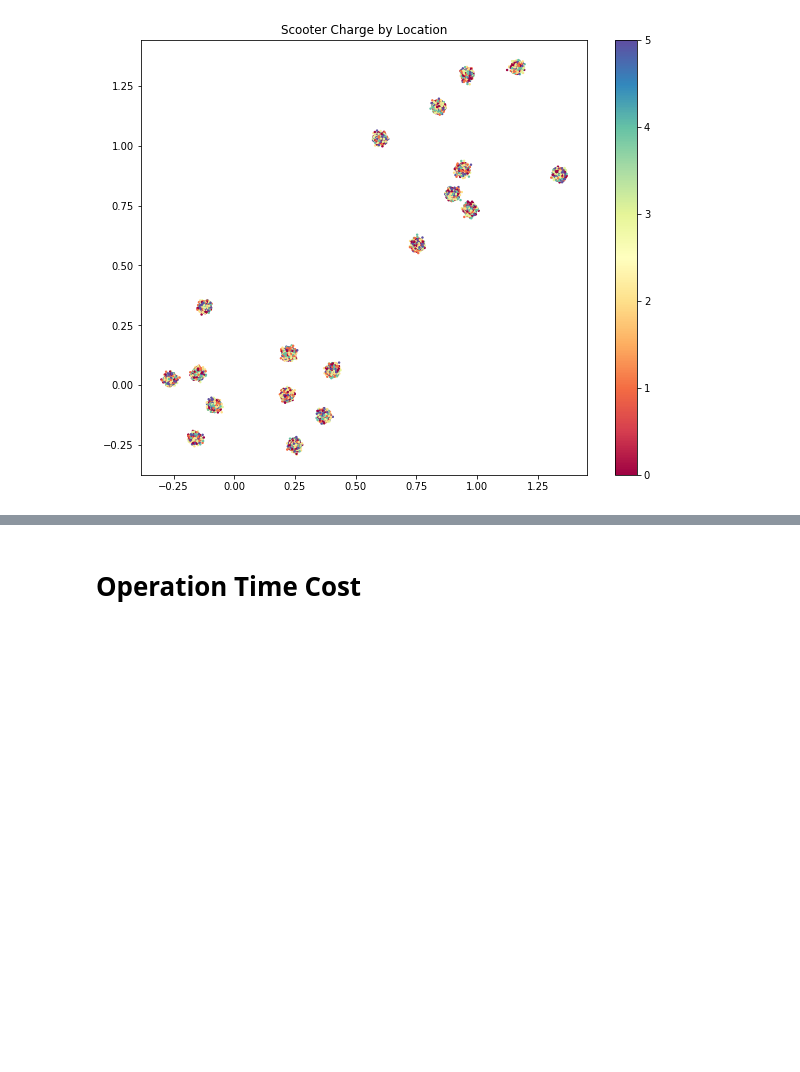
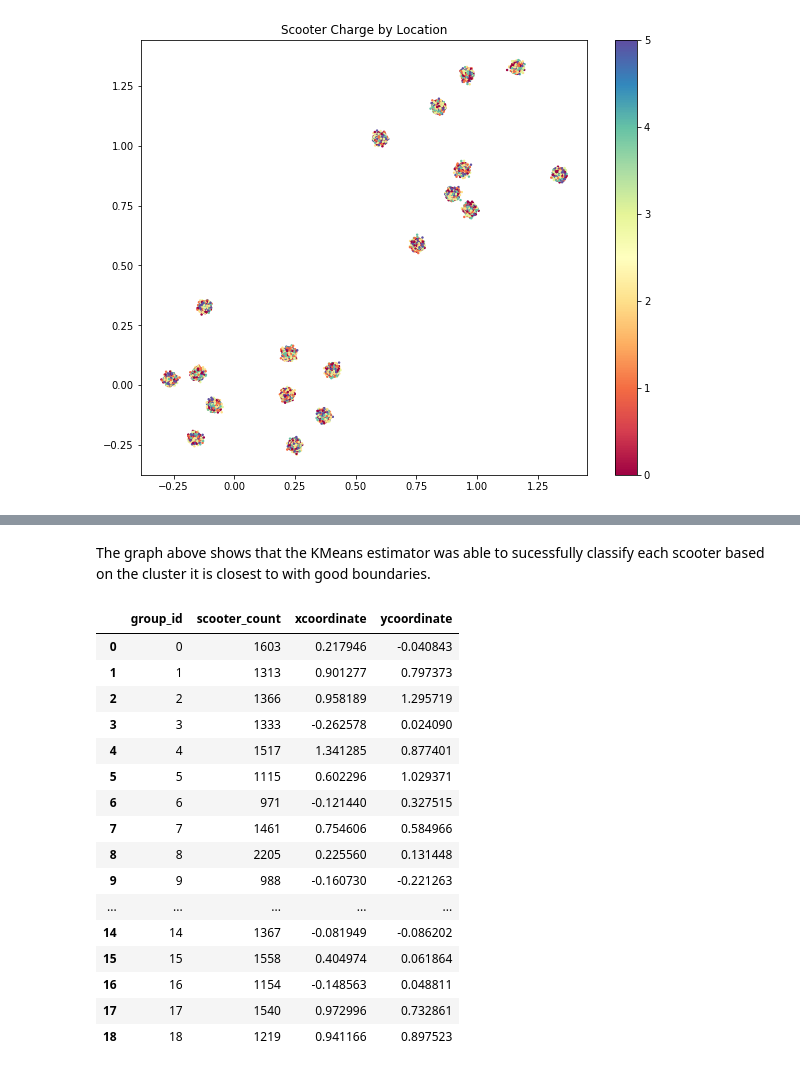
Before and after one commit to bkshrader/xtern-data-science-work-sample, a Jupyter notebook: worksample.ipynb, the cells around one changed output, grey strips where cells are left out. Drawn from its saved outputs; the diff is of its cells as text; code cells hidden in the pictures; blank space fills up the shorter version.

```diff
--- a/worksample.ipynb
+++ b/worksample.ipynb
@@ -64,2 +73,35 @@ plt.show()
-# %% [markdown]
-# Operation Time Cost
+# %% [markdown]
+The graph above shows that the KMeans estimator was able to sucessfully
+classify each scooter based on the cluster it is closest to with good boundaries.
+# %%
+scooter_groups = scooter_data.groupby("group")
+group_stats = [None]*19
+for group in range(19):
+    scooter_group = scooter_groups.get_group(group)
+    group_stats[group] = dict()
+    group_stats[group]["group_id"] = group
+    group_stats[group]["scooter_count"] = len(scooter_group.index)
+    group_stats[group]["xcoordinate"] = scooter_group.xcoordinate.mean()
+    group_stats[group]["ycoordinate"] = scooter_group.ycoordinate.mean()
+    # TODO add power levels?
+group_data = pd.DataFrame(group_stats)
+sorted_group_data_popular = group_data.sort_values("scooter_count", ascending=False)
+display(group_data)
+# %% [output]
+|  | group_id | scooter_count | xcoordinate | ycoordinate |
+| 0 | 0 | 1603 | 0.217946 | -0.040843 |
+| 1 | 1 | 1313 | 0.901277 | 0.797373 |
+| 2 | 2 | 1366 | 0.958189 | 1.295719 |
+| 3 | 3 | 1333 | -0.262578 | 0.024090 |
+| 4 | 4 | 1517 | 1.341285 | 0.877401 |
+| 5 | 5 | 1115 | 0.602296 | 1.029371 |
+| 6 | 6 | 971 | -0.121440 | 0.327515 |
+| 7 | 7 | 1461 | 0.754606 | 0.584966 |
+| 8 | 8 | 2205 | 0.225560 | 0.131448 |
+| 9 | 9 | 988 | -0.160730 | -0.221263 |
+| ... | ... | ... | ... | ... |
+| 14 | 14 | 1367 | -0.081949 | -0.086202 |
+| 15 | 15 | 1558 | 0.404974 | 0.061864 |
+| 16 | 16 | 1154 | -0.148563 | 0.048811 |
+| 17 | 17 | 1540 | 0.972996 | 0.732861 |
+| 18 | 18 | 1219 | 0.941166 | 0.897523 |
```
Also changed, not shown: parts of 12 cells of this notebook.
